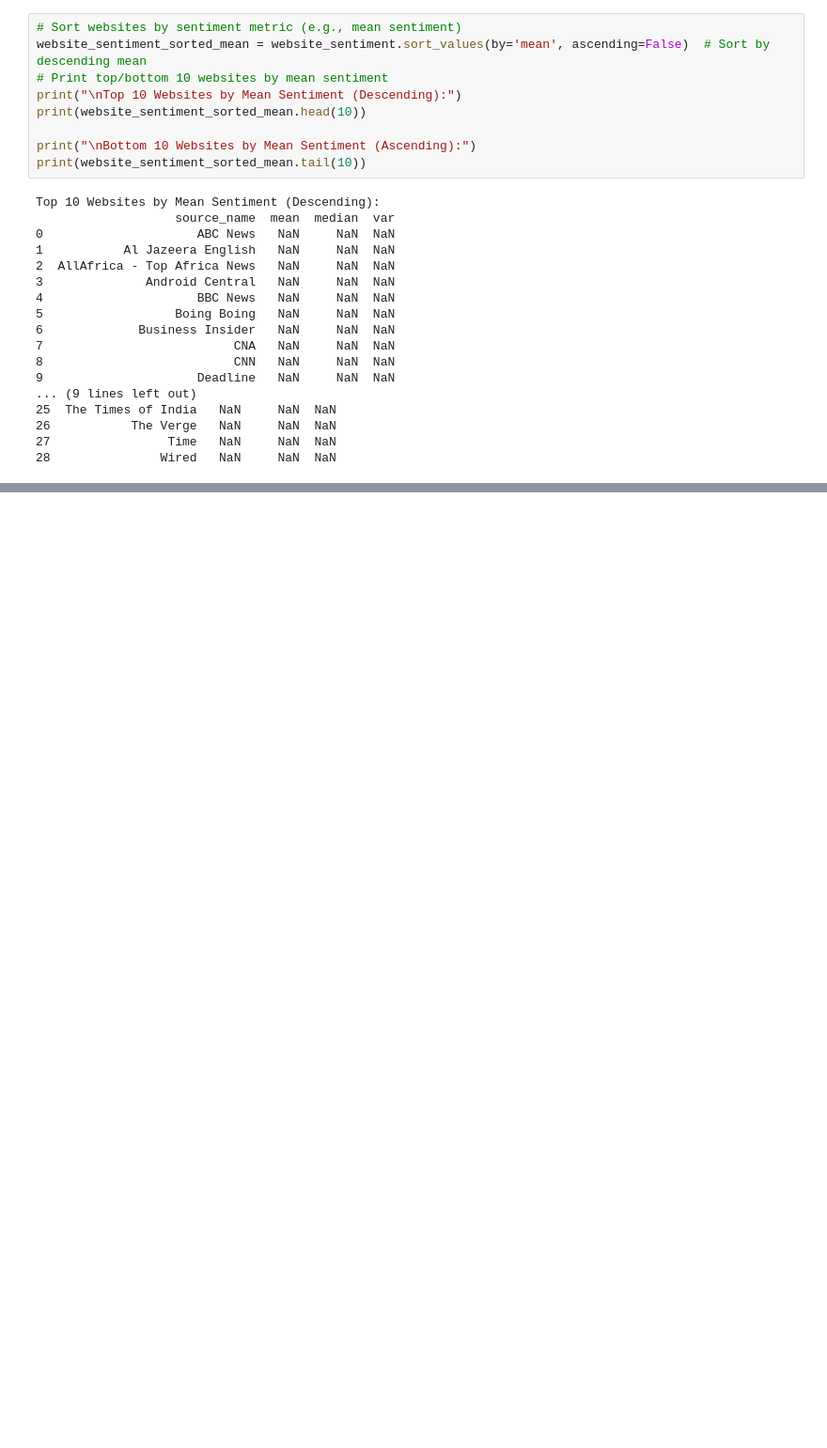
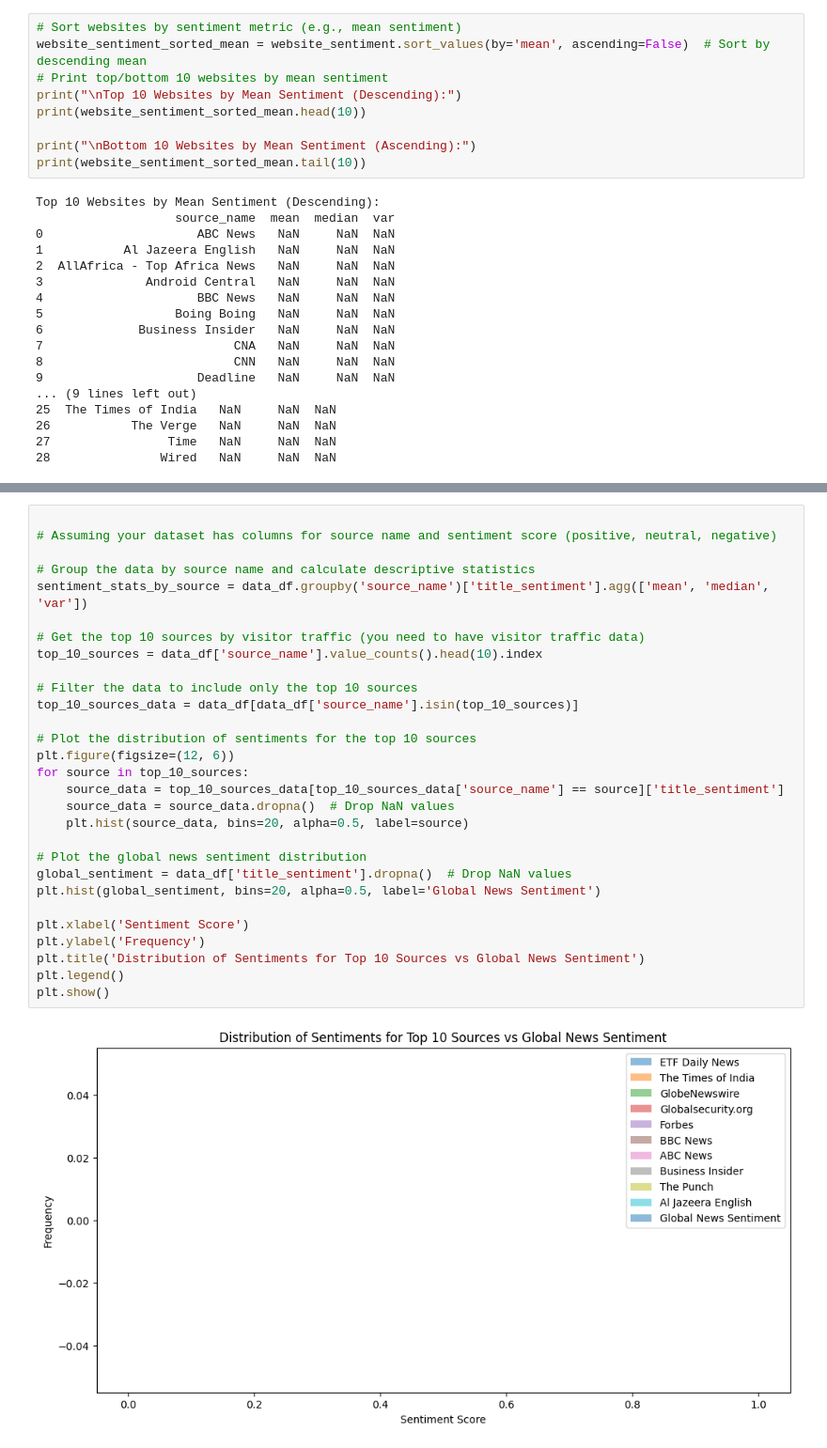
Before and after one commit to Wandera-Martin/news_correlation_10ac_week0-, a Jupyter notebook: notebooks/news_correlation.ipynb, the cells around one changed output, grey strips where cells are left out. Shown: that part at 94% size. Saved outputs shown, nothing was run; the diff lists cells and outputs as text; blank space fills up the shorter version.

```diff
--- a/notebooks/news_correlation.ipynb
+++ b/notebooks/news_correlation.ipynb
@@ -291,0 +331,31 @@ Top 10 Websites by Mean Sentiment (Descending):
+# %%
+
+# Assuming your dataset has columns for source name and sentiment score (positive, neutral, negative)
+
+# Group the data by source name and calculate descriptive statistics
+sentiment_stats_by_source = data_df.groupby('source_name')['title_sentiment'].agg(['mean', 'median', 'var'])
+
+# Get the top 10 sources by visitor traffic (you need to have visitor traffic data)
+top_10_sources = data_df['source_name'].value_counts().head(10).index
+
+# Filter the data to include only the top 10 sources
+top_10_sources_data = data_df[data_df['source_name'].isin(top_10_sources)]
+
+# Plot the distribution of sentiments for the top 10 sources
+plt.figure(figsize=(12, 6))
+for source in top_10_sources:
+    source_data = top_10_sources_data[top_10_sources_data['source_name'] == source]['title_sentiment']
+    source_data = source_data.dropna()  # Drop NaN values
+    plt.hist(source_data, bins=20, alpha=0.5, label=source)
+
+# Plot the global news sentiment distribution
+global_sentiment = data_df['title_sentiment'].dropna()  # Drop NaN values
+plt.hist(global_sentiment, bins=20, alpha=0.5, label='Global News Sentiment')
+
+plt.xlabel('Sentiment Score')
+plt.ylabel('Frequency')
+plt.title('Distribution of Sentiments for Top 10 Sources vs Global News Sentiment')
+plt.legend()
+plt.show()
+# %% [output]
+[figure, added]
```
Also changed, not shown: parts of 6 cells of this notebook, 4 other files.
